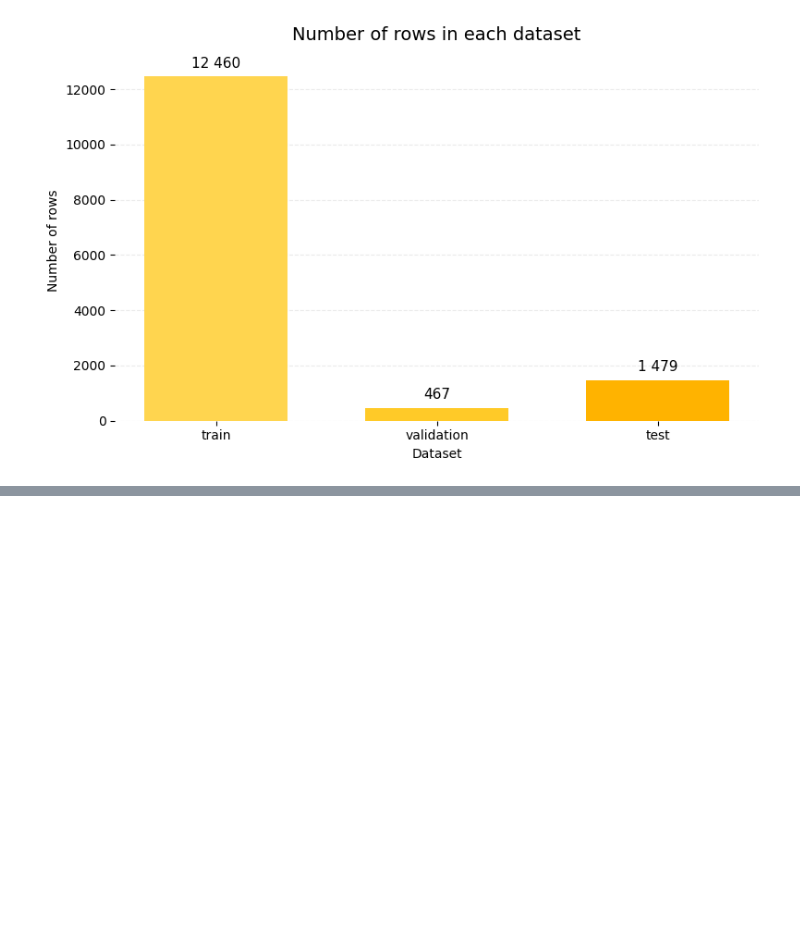
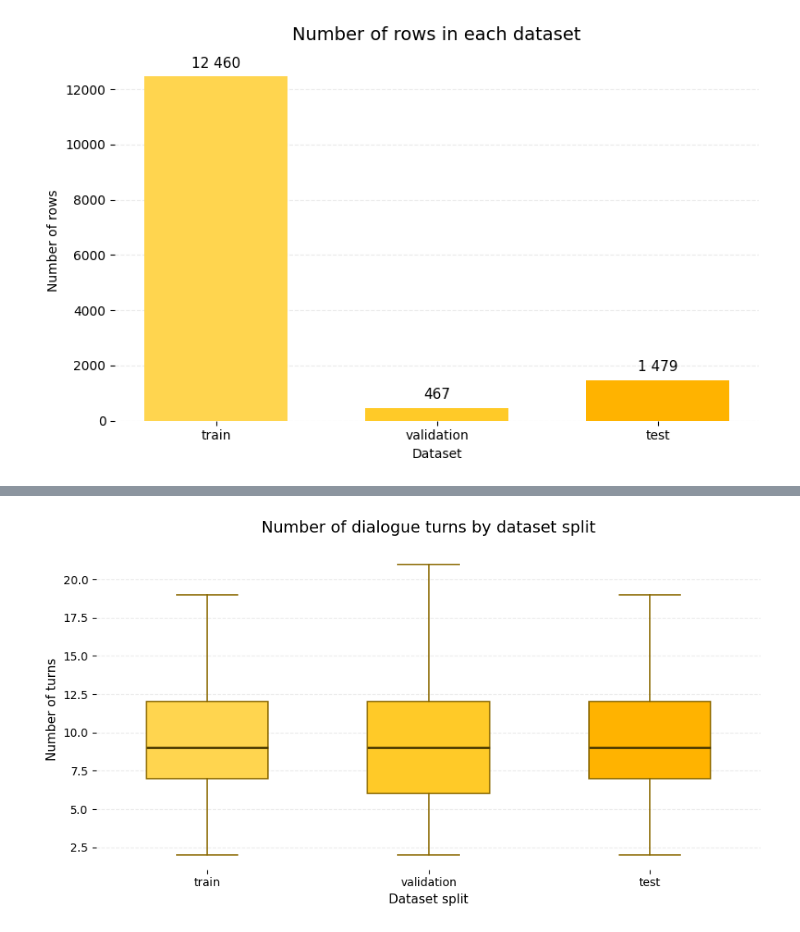
Before and after one commit to olenahnyp/summarization, a Jupyter notebook: dataset_overview.ipynb, the cells around one changed output, grey strips where cells are left out. Drawn from its saved outputs; the diff is of its cells as text; code cells hidden in the pictures; blank space fills up the shorter version.

```diff
--- a/dataset_overview.ipynb
+++ b/dataset_overview.ipynb
@@ -688,0 +741,62 @@ plt.show()
+# %%
+split_names = list(cleaned_eda_splits.keys())
+
+turn_values = [
+    cleaned_eda_splits[split_name]["num_turns"].dropna()
+    for split_name in split_names
+]
+
+yellow_colors = [
+    "#FFD54F",
+    "#FFCA28",
+    "#FFB300",
+]
+
+fig, ax = plt.subplots(figsize=(9, 5))
+
+boxplot = ax.boxplot(
+    turn_values,
+    tick_labels=split_names,
+    showfliers=False,
+    patch_artist=True,
+    widths=0.55,
+)
+
+for box, color in zip(boxplot["boxes"], yellow_colors):
+    box.set_facecolor(color)
+    box.set_edgecolor("#8A6800")
+    box.set_linewidth(1.2)
+
+for median in boxplot["medians"]:
+    median.set_color("#4A3900")
+    median.set_linewidth(2)
+
+for element in ["whiskers", "caps"]:
+    for line in boxplot[element]:
+        line.set_color("#8A6800")
+        line.set_linewidth(1.2)
+
+ax.set_title(
+    "Number of dialogue turns by dataset split",
+    fontsize=14,
+    pad=15,
+)
+
+ax.set_xlabel("Dataset split", fontsize=11)
+ax.set_ylabel("Number of turns", fontsize=11)
+
+ax.grid(
+    axis="y",
+    linestyle="--",
+    alpha=0.25,
+)
+
+ax.set_axisbelow(True)
+
+for spine in ax.spines.values():
+    spine.set_visible(False)
+
+plt.tight_layout()
+plt.show()
+# %% [output]
+[figure, added]
```
Also changed, not shown: parts of 1 cell of this notebook.
